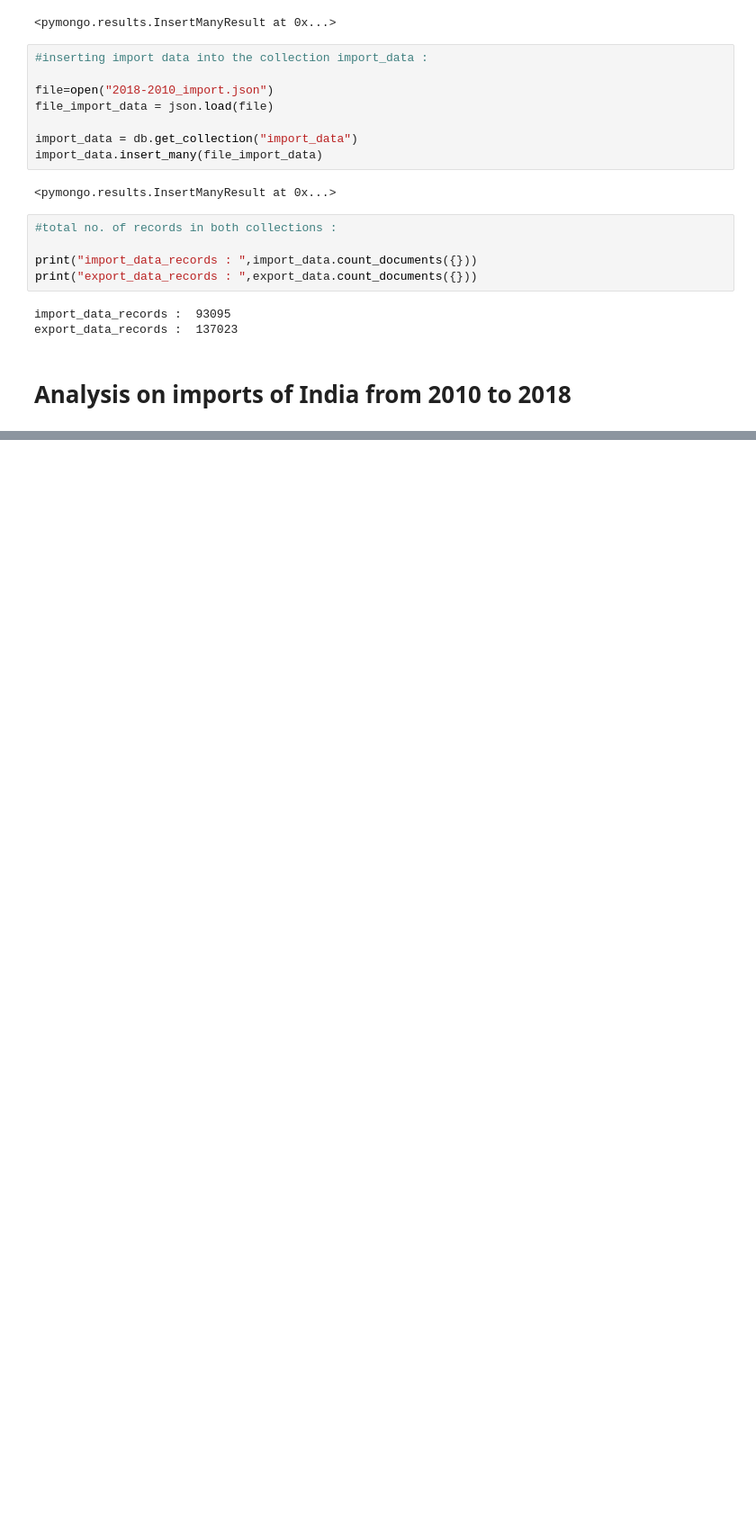
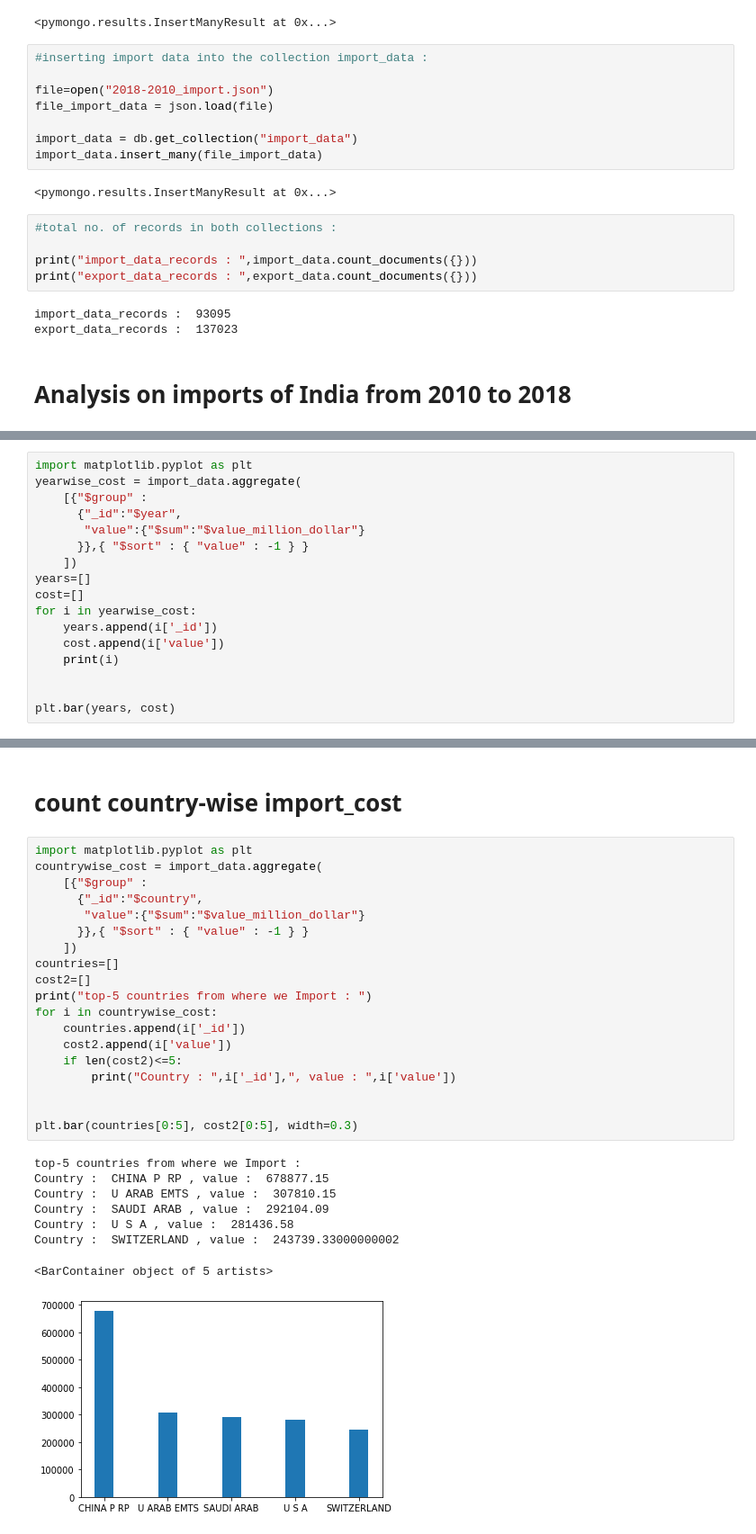
Before and after one commit to Avi-chauhan/Import-export-analysis, a Jupyter notebook: Analysis on Indian import-export (2010-2018).ipynb, the cells around one changed output, grey strips where cells are left out. Shown at 90% size. Saved outputs shown, nothing was run; the diff lists cells and outputs as text; blank space fills up the shorter version.

```diff
--- a/Analysis on Indian import-export (2010-2018).ipynb
+++ b/Analysis on Indian import-export (2010-2018).ipynb
@@ -162,0 +131,17 @@ Country :  SUDAN , value :  4961.5
+# %%
+import matplotlib.pyplot as plt
+yearwise_cost = import_data.aggregate(
+    [{"$group" :
+      {"_id":"$year",
+       "value":{"$sum":"$value_million_dollar"}
+      }},{ "$sort" : { "value" : -1 } }
+    ])
+years=[]
+cost=[]
+for i in yearwise_cost:
+    years.append(i['_id'])
+    cost.append(i['value'])
+    print(i)
+
+
+plt.bar(years, cost)
@@ -162,0 +160,30 @@ Country :  SUDAN , value :  4961.5
+# %% [markdown]
+# count country-wise import_cost
+# %%
+import matplotlib.pyplot as plt
+countrywise_cost = import_data.aggregate(
+    [{"$group" :
+      {"_id":"$country",
+       "value":{"$sum":"$value_million_dollar"}
+      }},{ "$sort" : { "value" : -1 } }
+    ])
+countries=[]
+cost2=[]
+print("top-5 countries from where we Import : ")
+for i in countrywise_cost:
+    countries.append(i['_id'])
+    cost2.append(i['value'])
+    if len(cost2)<=5:
+        print("Country : ",i['_id'],", value : ",i['value'])
+
+
+plt.bar(countries[0:5], cost2[0:5], width=0.3)
+# %% [output]
+top-5 countries from where we Import :
+Country :  CHINA P RP , value :  678877.15
+Country :  U ARAB EMTS , value :  307810.15
+Country :  SAUDI ARAB , value :  292104.09
+Country :  U S A , value :  281436.58
+Country :  SWITZERLAND , value :  243739.33000000002
+<BarContainer object of 5 artists>
+[figure, added]
```
Also changed, not shown: parts of 12 cells of this notebook.
